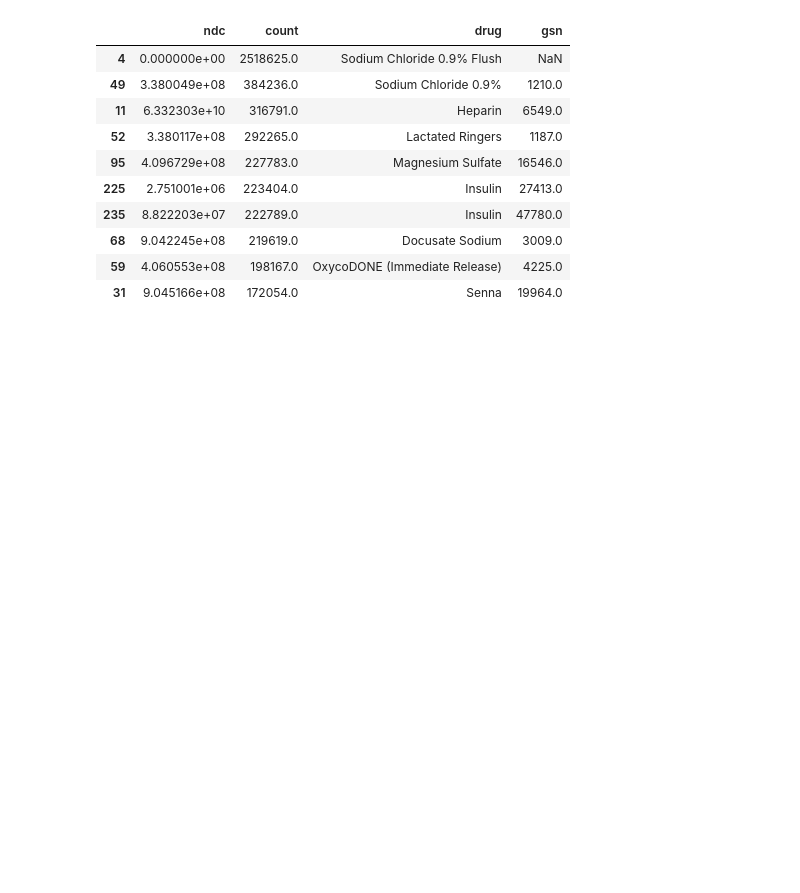
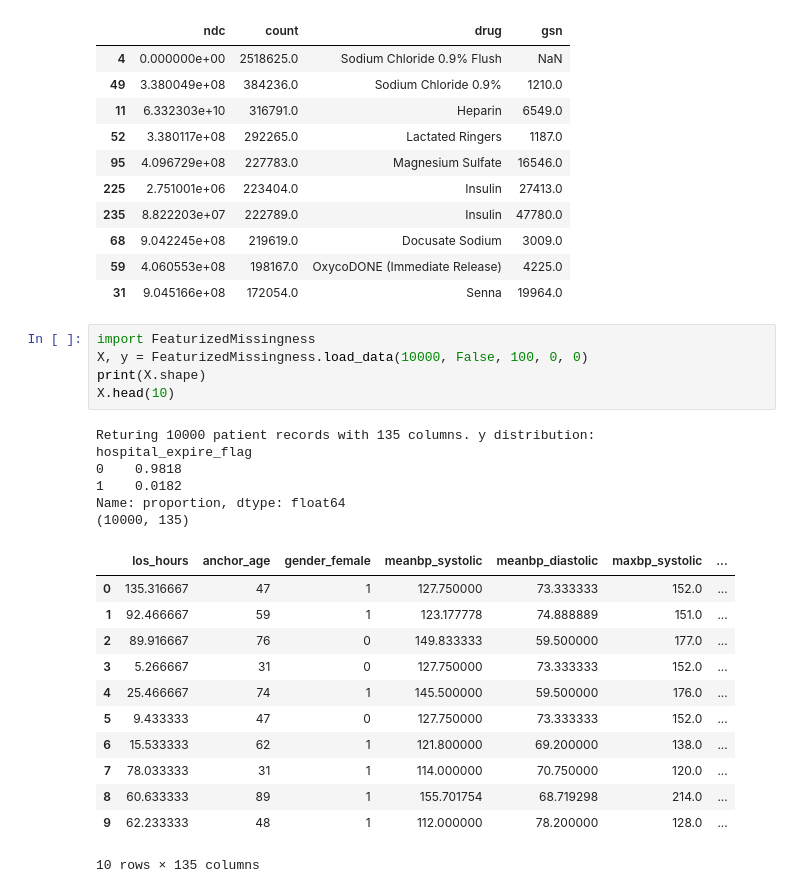
Before and after one commit to jackturner106/ml-final-project, a Jupyter notebook: derived_data.ipynb, the cells around one changed output. Saved outputs shown, nothing was run; the diff lists cells and outputs as text; blank space fills up the shorter version.

```diff
--- a/derived_data.ipynb
+++ b/derived_data.ipynb
@@ -317,3 +317,27 @@ Prescriptions given to more than 1 percent of patients: 954
 | 68 | 9.042245e+08 | 219619.0 | Docusate Sodium | 3009.0 |
 | 59 | 4.060553e+08 | 198167.0 | OxycoDONE (Immediate Release) | 4225.0 |
 | 31 | 9.045166e+08 | 172054.0 | Senna | 19964.0 |
+# %%
+import FeaturizedMissingness
+X, y = FeaturizedMissingness.load_data(10000, False, 100, 0, 0)
+print(X.shape)
+X.head(10)
+# %% [output]
+Returing 10000 patient records with 135 columns. y distribution:
+hospital_expire_flag
+0    0.9818
+1    0.0182
+Name: proportion, dtype: float64
+(10000, 135)
+|  | los_hours | anchor_age | gender_female | meanbp_systolic | meanbp_diastolic | maxbp_systolic | ... |
+| 0 | 135.316667 | 47 | 1 | 127.750000 | 73.333333 | 152.0 | ... |
+| 1 | 92.466667 | 59 | 1 | 123.177778 | 74.888889 | 151.0 | ... |
+| 2 | 89.916667 | 76 | 0 | 149.833333 | 59.500000 | 177.0 | ... |
+| 3 | 5.266667 | 31 | 0 | 127.750000 | 73.333333 | 152.0 | ... |
+| 4 | 25.466667 | 74 | 1 | 145.500000 | 59.500000 | 176.0 | ... |
+| 5 | 9.433333 | 47 | 0 | 127.750000 | 73.333333 | 152.0 | ... |
+| 6 | 15.533333 | 62 | 1 | 121.800000 | 69.200000 | 138.0 | ... |
+| 7 | 78.033333 | 31 | 1 | 114.000000 | 70.750000 | 120.0 | ... |
+| 8 | 60.633333 | 89 | 1 | 155.701754 | 68.719298 | 214.0 | ... |
+| 9 | 62.233333 | 48 | 1 | 112.000000 | 78.200000 | 128.0 | ... |
+10 rows × 135 columns
```
Also changed, not shown: parts of 1 cell of this notebook, 5 other files.
